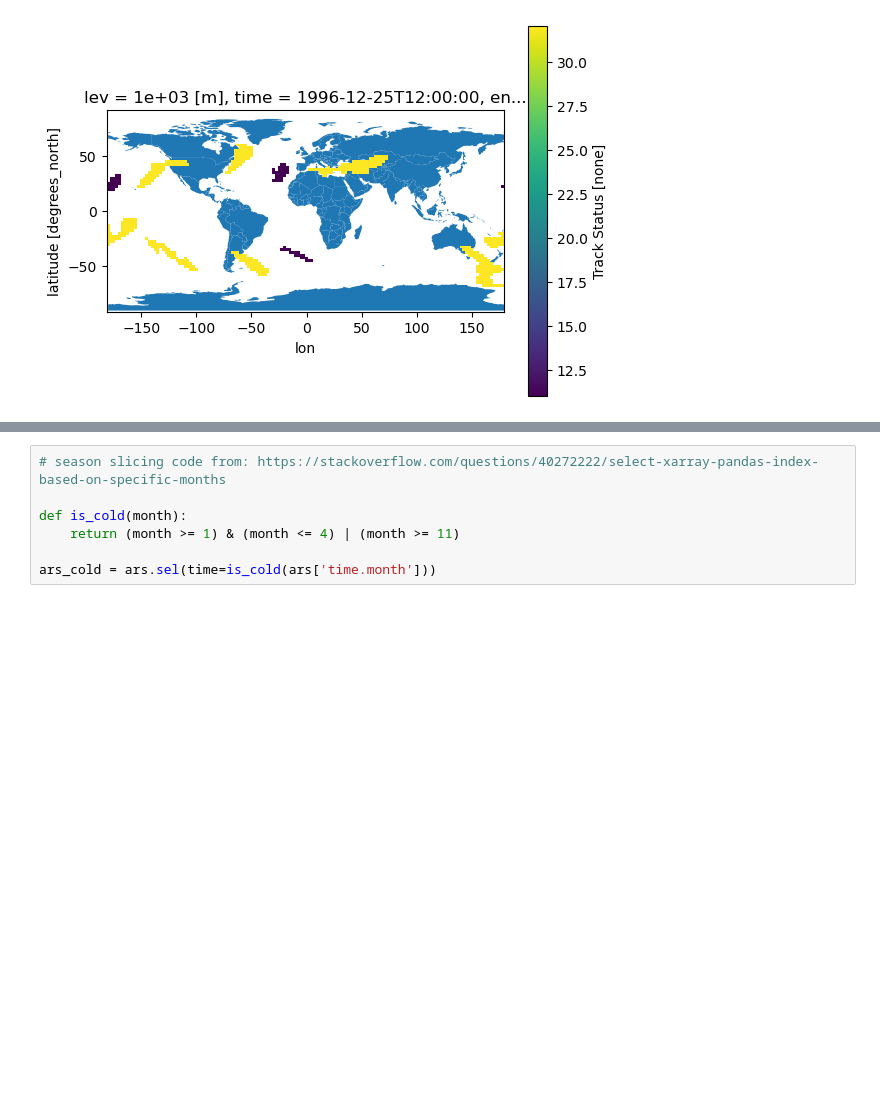
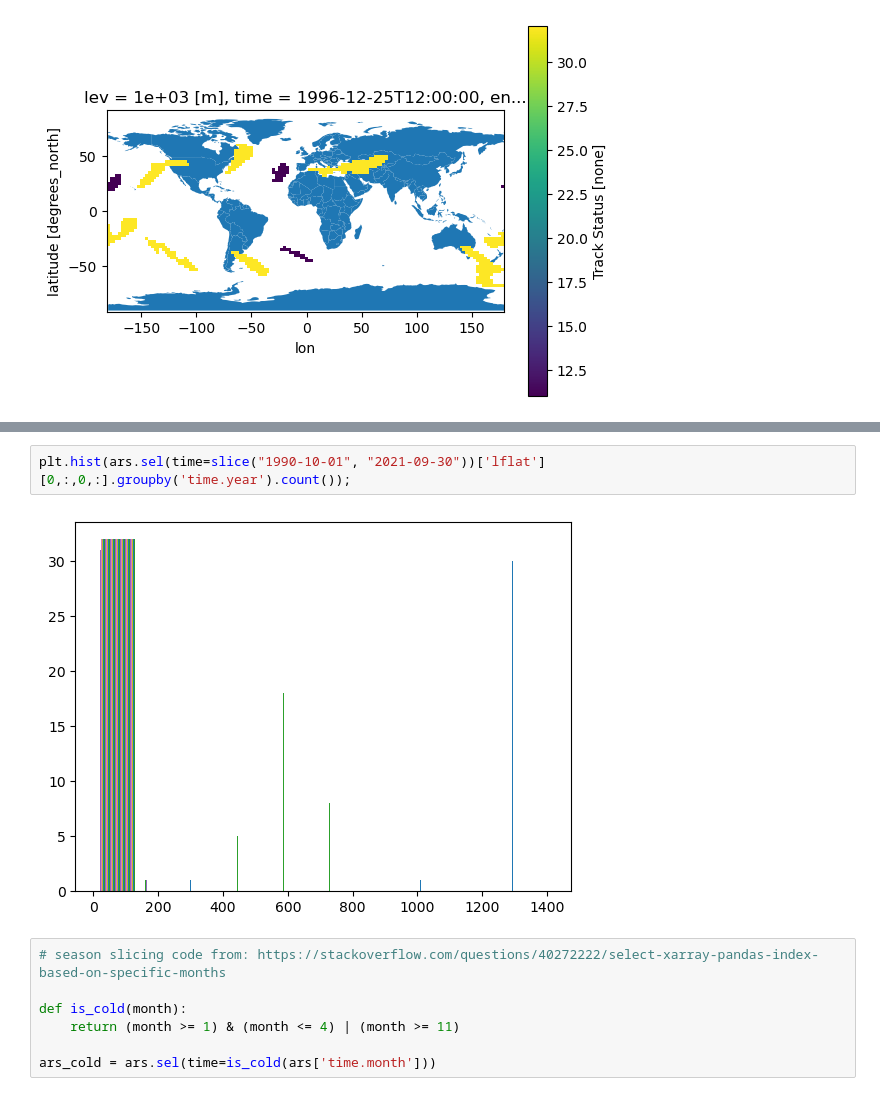
Before and after one commit to bessoh2/correlated-domains, a Jupyter notebook: notebooks/AR_analysis.ipynb, the cells around one changed output, grey strips where cells are left out. Drawn from its saved outputs; the diff is of its cells as text; blank space fills up the shorter version.

```diff
--- a/notebooks/AR_analysis.ipynb
+++ b/notebooks/AR_analysis.ipynb
@@ -234,3 +283,7 @@ ars.sel(time=slice("1996-12-25", "1997-01-02"))['xtnsctidx'][0,2,0,:,:].rio.set_
+# %%
+plt.hist(ars.sel(time=slice("1990-10-01", "2021-09-30"))['lflat'][0,:,0,:].groupby('time.year').count());
+# %% [output]
+[figure, added]
 # %%
 # season slicing code from: https://stackoverflow.com/questions/40272222/select-xarray-pandas-index-based-on-specific-months
 
```
Also changed, not shown: parts of 12 cells of this notebook, 5 other files.
